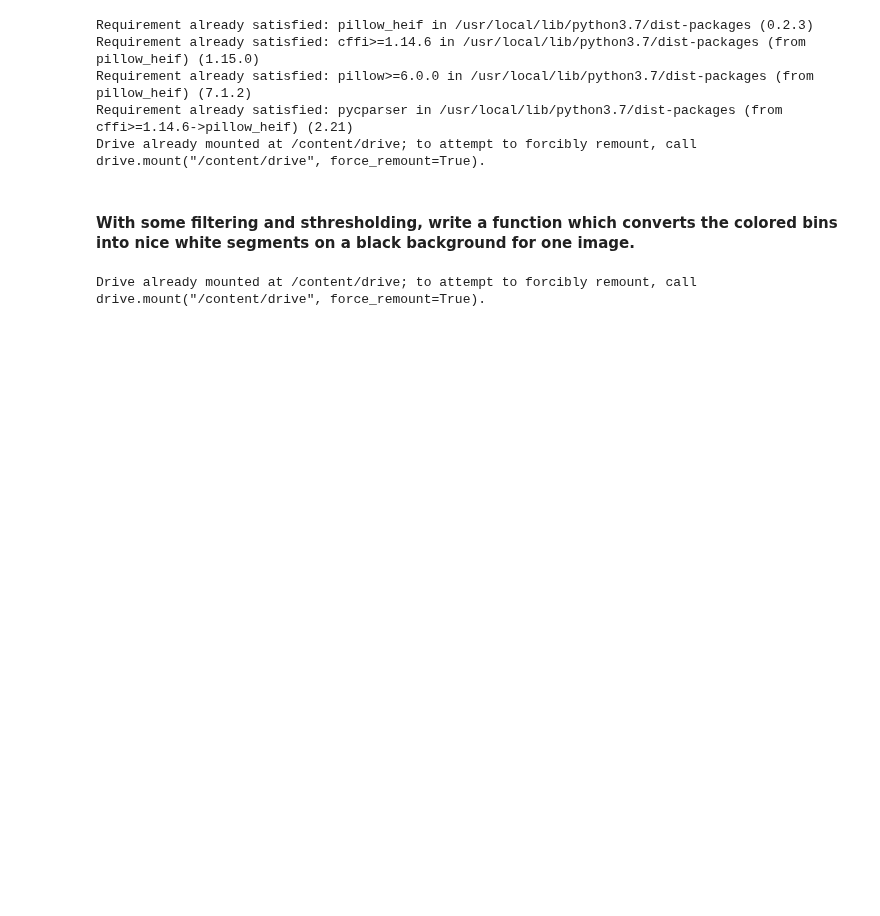
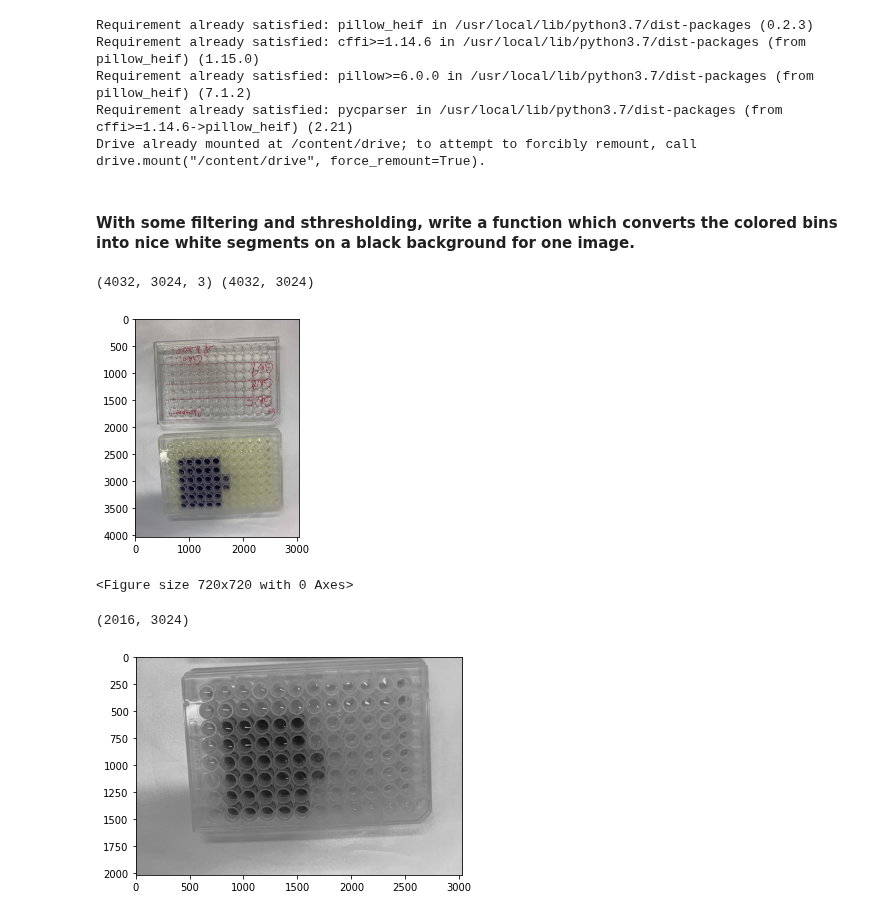
Before and after one commit to PStettler/DSF-DCBP-Philip-Stettler, a Jupyter notebook: codingTask2.ipynb, the cells around one changed output. Cells and saved outputs as stored; diff of their text form; code cells hidden in the pictures; blank space fills up the shorter version.

```diff
--- a/codingTask2.ipynb
+++ b/codingTask2.ipynb
@@ -41,20 +41,24 @@ for image in os.listdir(folder):
 <h4> With some filtering and sthresholding, write a function which converts the colored bins into nice white segments on a black background for one image. </h4>
 # %%
 #loading one of the images and showing the B channel
-url_name = 'IMG_5380.png'
-imageRGB  = io.imread(image_folder+url_name)
-plt.imshow(imageRGB)
-image = imageRGB[:,:,2]
-print(f'Image shape: {imageRGB.shape,image.shape}')
+url_name = 'IMG_5384.png'
+pngRGB  = io.imread(folder+url_name)
+plt.imshow(pngRGB)
+pngGrayScale = pngRGB[:,:,2]
+print(pngRGB.shape,pngGrayScale.shape)
 
 #plotting image
 plt.figure(figsize=(10,10))
 plt.show()
 
 #cropping so I only see the lower part, changing color to gray
-image = image[image.shape[0]//2:image.shape[0],:]
-print(f'Image shape: {image.shape}')
-plt.imshow(image, cmap ='gray')
+pngGrayScale = pngGrayScale[pngGrayScale.shape[0]//2:pngGrayScale.shape[0],:]
+print(pngGrayScale.shape)
+plt.imshow(pngGrayScale, cmap ='gray')
 plt.show()
 # %% [output]
-Drive already mounted at /content/drive; to attempt to forcibly remount, call drive.mount("/content/drive", force_remount=True).
+(4032, 3024, 3) (4032, 3024)
+[figure, added]
+<Figure size 720x720 with 0 Axes>
+(2016, 3024)
+[figure, added]
```
Also changed, not shown: parts of 5 cells of this notebook.
